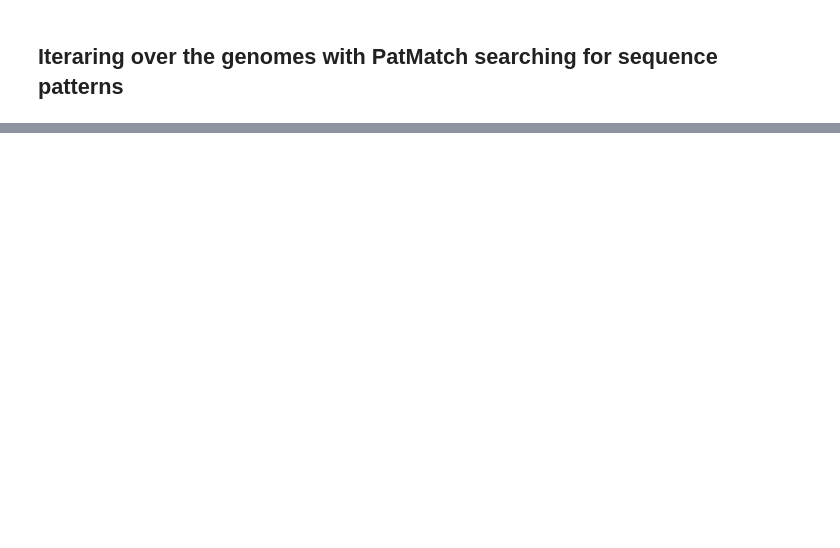
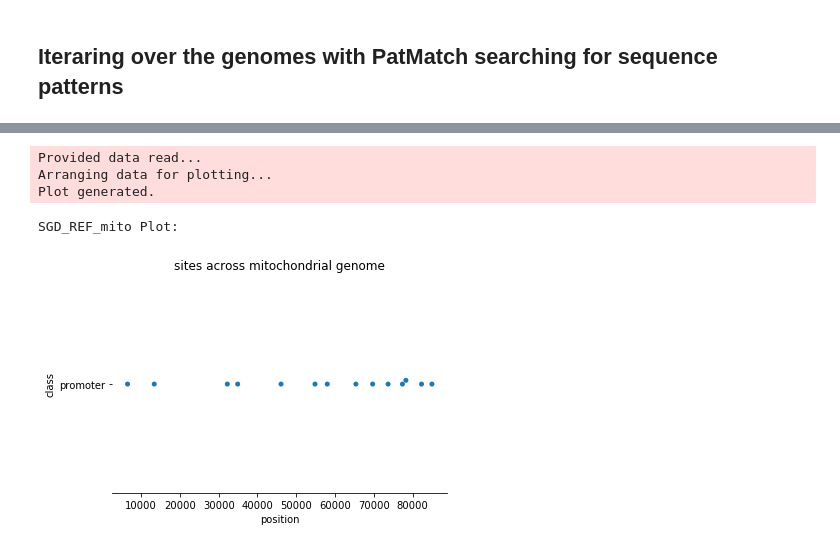
Before and after one commit to fomightez/ptmbr-accompmatz, a Jupyter notebook: notebooks/Iterating over genomes with PatMatch.ipynb, the cells around one changed output, grey strips where cells are left out. Cells and saved outputs as stored; diff of their text form; code cells hidden in the pictures; blank space fills up the shorter version.

```diff
--- a/notebooks/Iterating over genomes with PatMatch.ipynb
+++ b/notebooks/Iterating over genomes with PatMatch.ipynb
@@ -357,0 +184,11 @@ df = patmatch_results_to_df(_, pattern=my_pattern, name="promoter")
+# %%
+dataf = dfs[1]
+dataf = dataf.rename(columns={'hit_id':'sys_gene_id'})
+plot_sites_position_across_chromosome(dataf);
+print (dataf.FASTA_id[0] + " Plot:");
+# %% [output]
+Provided data read...
+Arranging data for plotting...
+Plot generated.
+SGD_REF_mito Plot:
+[figure, added]
```
Also changed, not shown: parts of 44 cells of this notebook, 1 other file.
